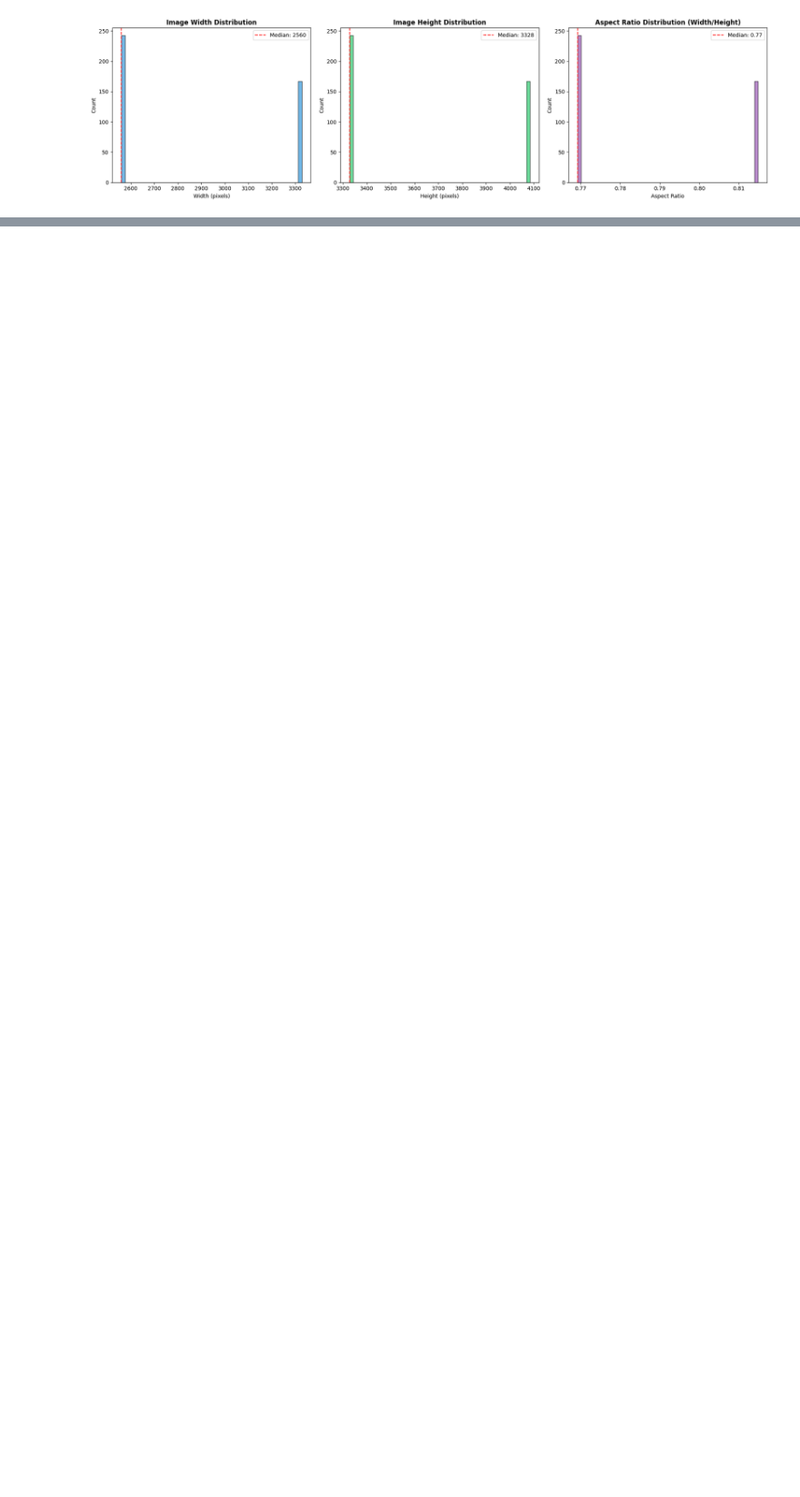
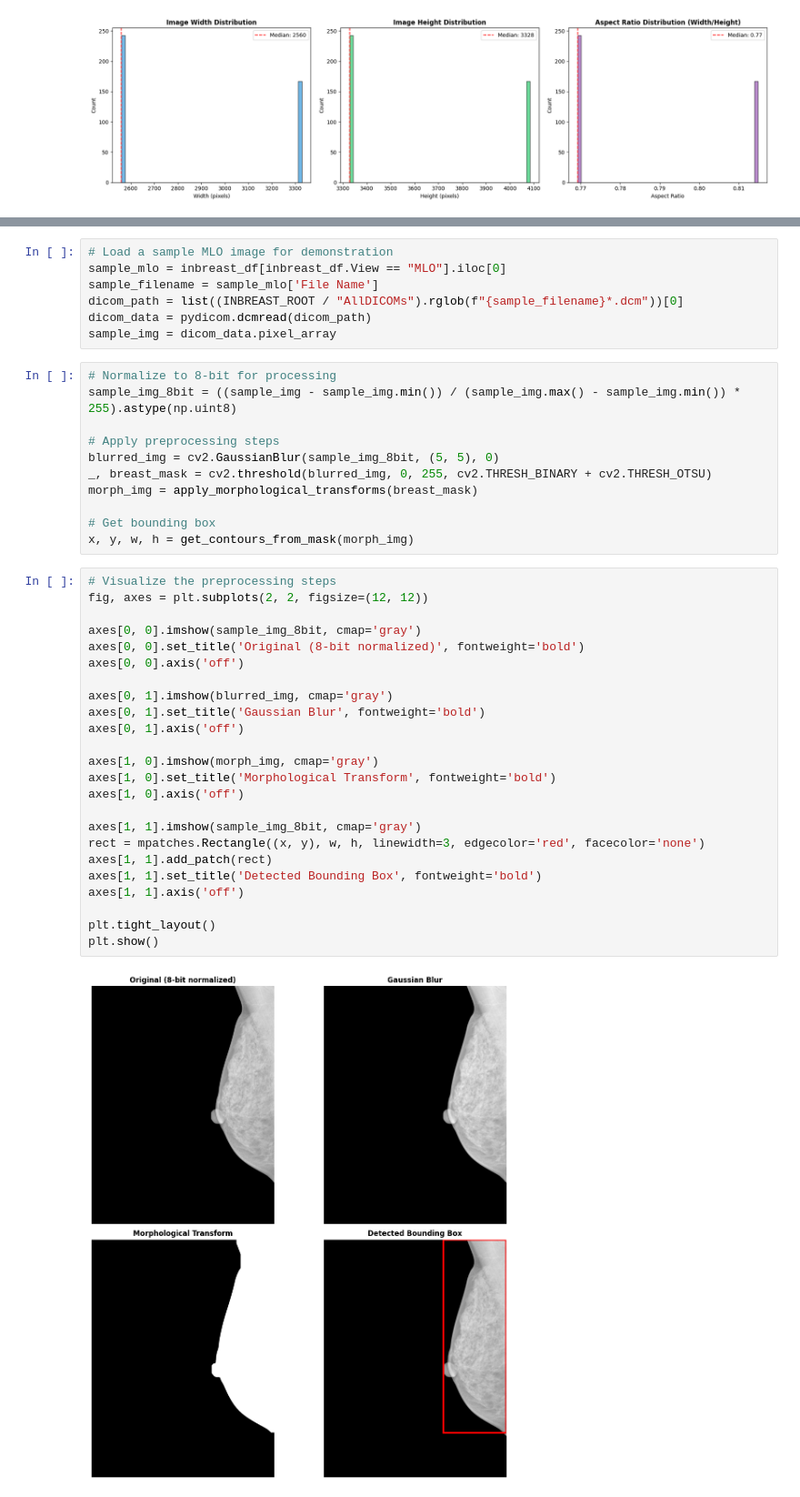
Before and after one commit to lextoumbourou/cm3070-final-project, a Jupyter notebook: notebooks/02-inbreast.ipynb, the cells around one changed output, grey strips where cells are left out. Shown at 91% size. Drawn from its saved outputs; the diff is of its cells as text; blank space fills up the shorter version.

Commit message:
Copy post processing pipeline in InBreast.

```diff
--- a/notebooks/02-inbreast.ipynb
+++ b/notebooks/02-inbreast.ipynb
@@ -547,0 +590,44 @@ How do I find images across patients?
+# %%
+# Load a sample MLO image for demonstration
+sample_mlo = inbreast_df[inbreast_df.View == "MLO"].iloc[0]
+sample_filename = sample_mlo['File Name']
+dicom_path = list((INBREAST_ROOT / "AllDICOMs").rglob(f"{sample_filename}*.dcm"))[0]
+dicom_data = pydicom.dcmread(dicom_path)
+sample_img = dicom_data.pixel_array
+# %%
+# Normalize to 8-bit for processing
+sample_img_8bit = ((sample_img - sample_img.min()) / (sample_img.max() - sample_img.min()) * 255).astype(np.uint8)
+
+# Apply preprocessing steps
+blurred_img = cv2.GaussianBlur(sample_img_8bit, (5, 5), 0)
+_, breast_mask = cv2.threshold(blurred_img, 0, 255, cv2.THRESH_BINARY + cv2.THRESH_OTSU)
+morph_img = apply_morphological_transforms(breast_mask)
+
+# Get bounding box
+x, y, w, h = get_contours_from_mask(morph_img)
+# %%
+# Visualize the preprocessing steps
+fig, axes = plt.subplots(2, 2, figsize=(12, 12))
+
+axes[0, 0].imshow(sample_img_8bit, cmap='gray')
+axes[0, 0].set_title('Original (8-bit normalized)', fontweight='bold')
+axes[0, 0].axis('off')
+
+axes[0, 1].imshow(blurred_img, cmap='gray')
+axes[0, 1].set_title('Gaussian Blur', fontweight='bold')
+axes[0, 1].axis('off')
+
+axes[1, 0].imshow(morph_img, cmap='gray')
+axes[1, 0].set_title('Morphological Transform', fontweight='bold')
+axes[1, 0].axis('off')
+
+axes[1, 1].imshow(sample_img_8bit, cmap='gray')
+rect = mpatches.Rectangle((x, y), w, h, linewidth=3, edgecolor='red', facecolor='none')
+axes[1, 1].add_patch(rect)
+axes[1, 1].set_title('Detected Bounding Box', fontweight='bold')
+axes[1, 1].axis('off')
+
+plt.tight_layout()
+plt.show()
+# %% [output]
+[figure, added]
```
Also changed, not shown: parts of 14 cells of this notebook, 2 other files.
